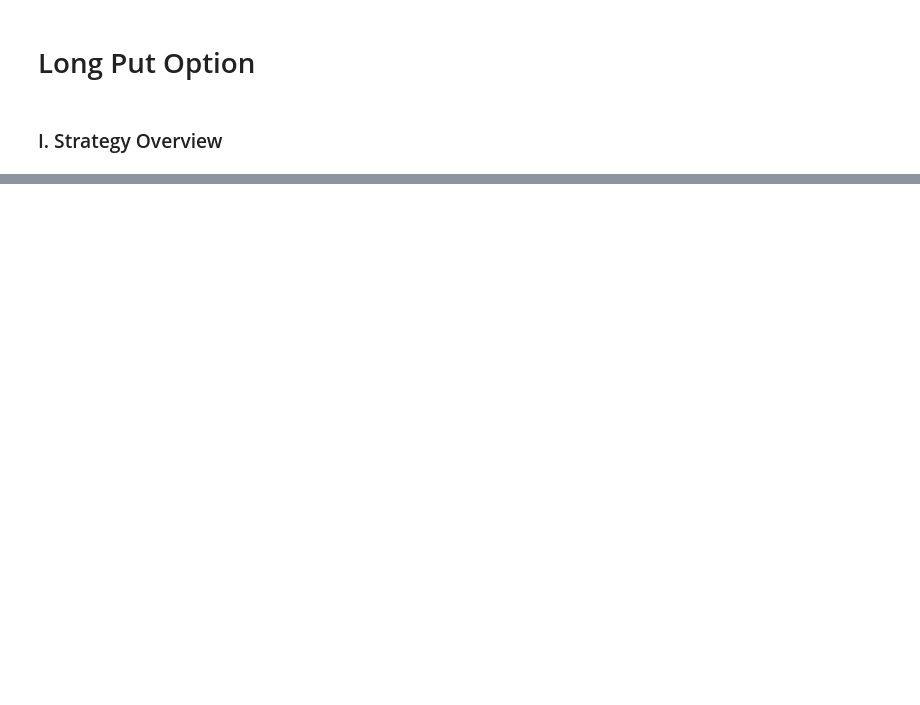
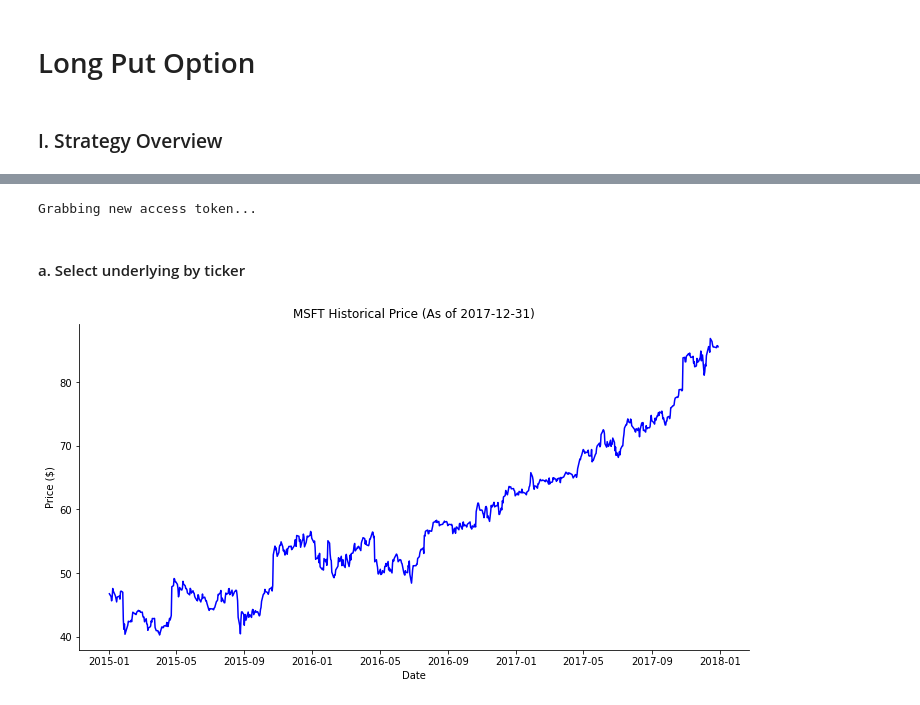
Before and after one commit to chen-albert-liang/Optegic, a Jupyter notebook: BearishStrategy/Long Put Option.ipynb, the cells around one changed output, grey strips where cells are left out. Saved outputs shown, nothing was run; the diff lists cells and outputs as text; code cells hidden in the pictures; blank space fills up the shorter version.

```diff
--- a/BearishStrategy/Long Put Option.ipynb
+++ b/BearishStrategy/Long Put Option.ipynb
@@ -148,0 +24,17 @@ win_rate = "{:.2%}".format(strategy_performance['Win'].sum()/len(strategy_perfor
+# %%
+import sys
+sys.path.insert(0, 'C:\\Users\\chena\\Desktop\\Trading\\StrategicOptions\\')
+import datetime
+from Functions.mainprg import GetDays, GetPayOff, GetBackTesting, GetPriceHistory
+import pandas as pd
+import numpy as np
+from datetime import timedelta
+# %% [output]
+Grabbing new access token...
+# %% [markdown]
+####  a. Select underlying by ticker
+# %%
+Ticker = 'MSFT'
+GetPriceHistory(Ticker).plot_price_history()
+# %% [output]
+[figure, added]
```
Also changed, not shown: parts of 65 cells of this notebook, 18 other files.
